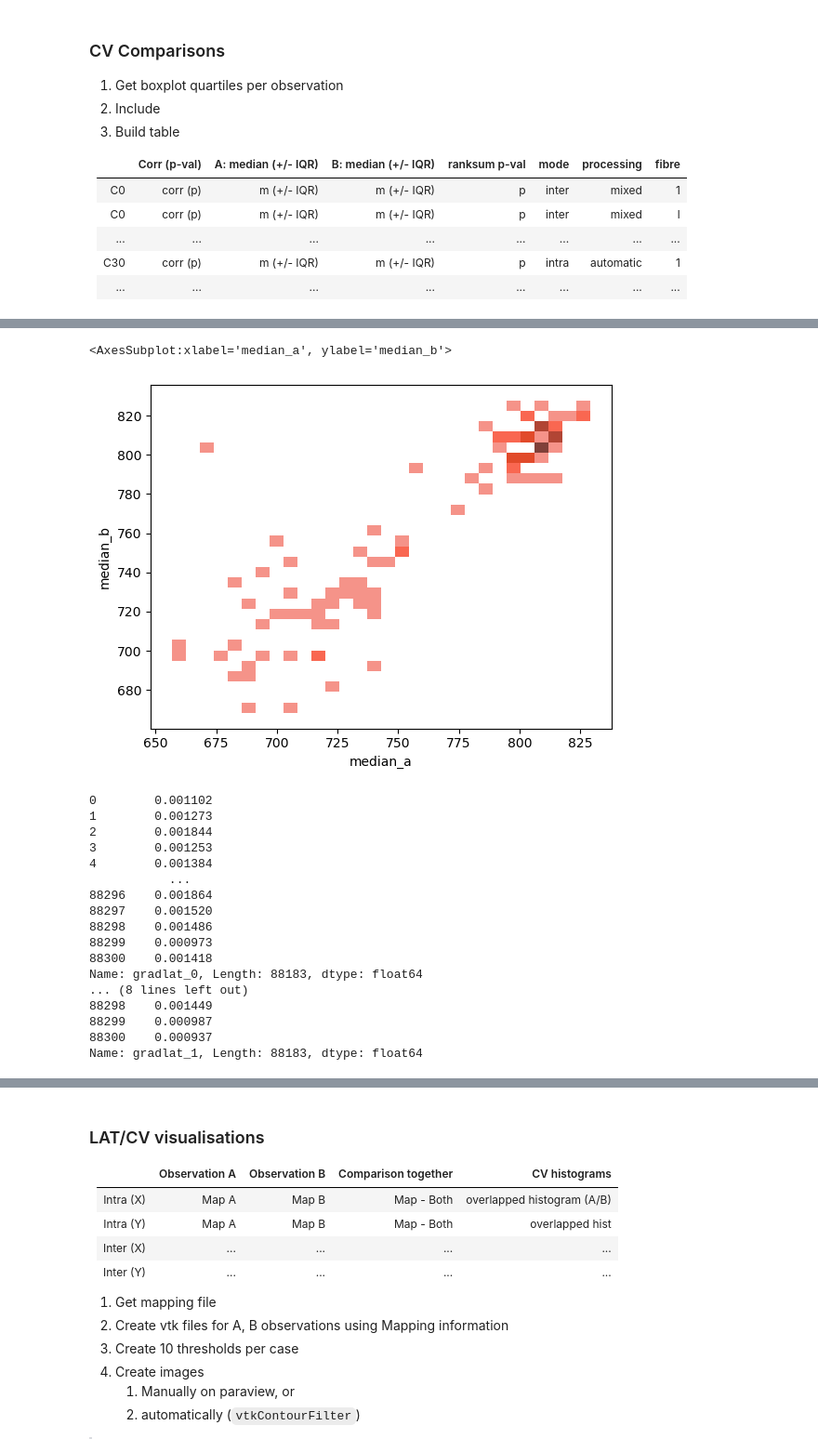
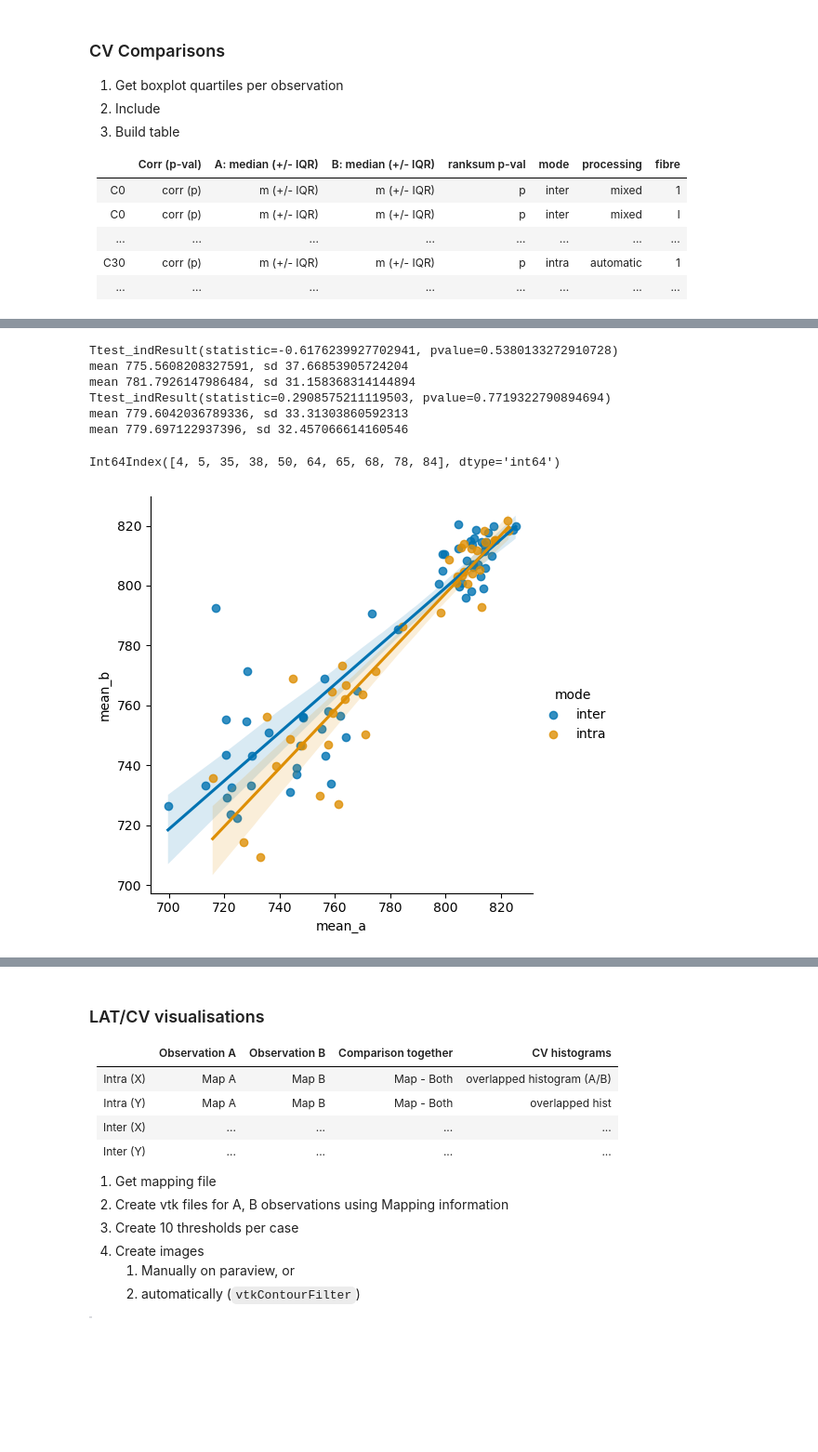
Before and after one commit to alonsoJASL/imatools, a Jupyter notebook: ipynb/sims_comparisons.ipynb, the cells around one changed output, grey strips where cells are left out. Shown at 93% size. Drawn from its saved outputs; the diff is of its cells as text; code cells hidden in the pictures; blank space fills up the shorter version.

```diff
--- a/ipynb/sims_comparisons.ipynb
+++ b/ipynb/sims_comparisons.ipynb
@@ -228,12 +222,7 @@ A: 143.6578, B: 137.4167, diff : 6.241100000000017
 # %%
 import scipy.stats as sstat
 
-def cname(dx, mx) :
-    return dx + '_' + mx + '.csv'
 
-TAT = lambda x : np.nanmax(x) - np.nanmin(x)
-
-subsample = 0.30
 
 dx = 'lat'
 fibre_files = ['1', 'l']
@@ -269,3 +258,4 @@ midic['abs_diff'] = np.abs(midic['tat_a'] - midic['tat_b'])
 
 
 df_lat = pd.DataFrame(midic)
+df_lat
@@ -361,39 +425,34 @@ df_cv = pd.DataFrame(midic)
-# %%
-sns.histplot(data=df_cv, x='median_a', y='median_b', bins=30)
-# %% [output]
-<AxesSubplot:xlabel='median_a', ylabel='median_b'>
-[figure, removed]
-# %%
-# wh = A
-
-# bpv = iou.get_boxplot_values(wh)
-# wh = wh.drop(wh[wh<=bpv['low_whisker']].index)
-
-ix_a = A[A<iou.get_boxplot_values(A)['low_whisker']].index
-ix_b = B[B<iou.get_boxplot_values(B)['low_whisker']].index
-
-drop_indx = np.unique(ix_a.append(ix_b))
-
-A = A.drop(drop_indx)
-B = B.drop(drop_indx)
-
-print(A)
-print(B)
-# %% [output]
-0        0.001102
-1        0.001273
-2        0.001844
-3        0.001253
-4        0.001384
-           ...
-88296    0.001864
-88297    0.001520
-88298    0.001486
-88299    0.000973
-88300    0.001418
-Name: gradlat_0, Length: 88183, dtype: float64
-... (8 lines left out)
-88298    0.001449
-88299    0.000987
-88300    0.000937
-Name: gradlat_1, Length: 88183, dtype: float64
+# %%
+sns.set_palette('colorblind')
+sns.lmplot(data=df_cv, x='mean_a', y='mean_b', hue='mode')
+
+print(sstat.ttest_ind(df_cv['mean_a'][df_cv['mode'] == 'inter'], df_cv['mean_b'][df_cv['mode'] == 'inter']))
+print('mean {}, sd {} '.format(
+    np.mean(df_cv['mean_a'][df_cv['mode'] == 'inter']),
+    np.std(df_cv['mean_a'][df_cv['mode'] == 'inter'])
+))
+print('mean {}, sd {} '.format(
+    np.mean(df_cv['mean_a'][df_cv['mode'] == 'intra']),
+    np.std(df_cv['mean_a'][df_cv['mode'] == 'intra'])
+))
+
+print(sstat.ttest_ind(df_cv['mean_a'][df_cv['mode'] == 'intra'], df_cv['mean_b'][df_cv['mode'] == 'intra']))
+print('mean {}, sd {} '.format(
+    np.mean(df_cv['mean_b'][df_cv['mode'] == 'inter']),
+    np.std(df_cv['mean_b'][df_cv['mode'] == 'inter'])
+))
+print('mean {}, sd {} '.format(
+    np.mean(df_cv['mean_b'][df_cv['mode'] == 'intra']),
+    np.std(df_cv['mean_b'][df_cv['mode'] == 'intra'])
+))
+
+(df_cv['ttest_p_val'][df_cv['ttest_p_val']>0.05].index)
+# %% [output]
+Ttest_indResult(statistic=-0.6176239927702941, pvalue=0.5380133272910728)
+mean 775.5608208327591, sd 37.66853905724204
+mean 781.7926147986484, sd 31.158368314144894
+Ttest_indResult(statistic=0.2908575211119503, pvalue=0.7719322790894694)
+mean 779.6042036789336, sd 33.31303860592313
+mean 779.697122937396, sd 32.457066614160546
+Int64Index([4, 5, 35, 38, 50, 64, 65, 68, 78, 84], dtype='int64')
+[figure, added]
```
Also changed, not shown: parts of 15 cells of this notebook, 1 other file.
